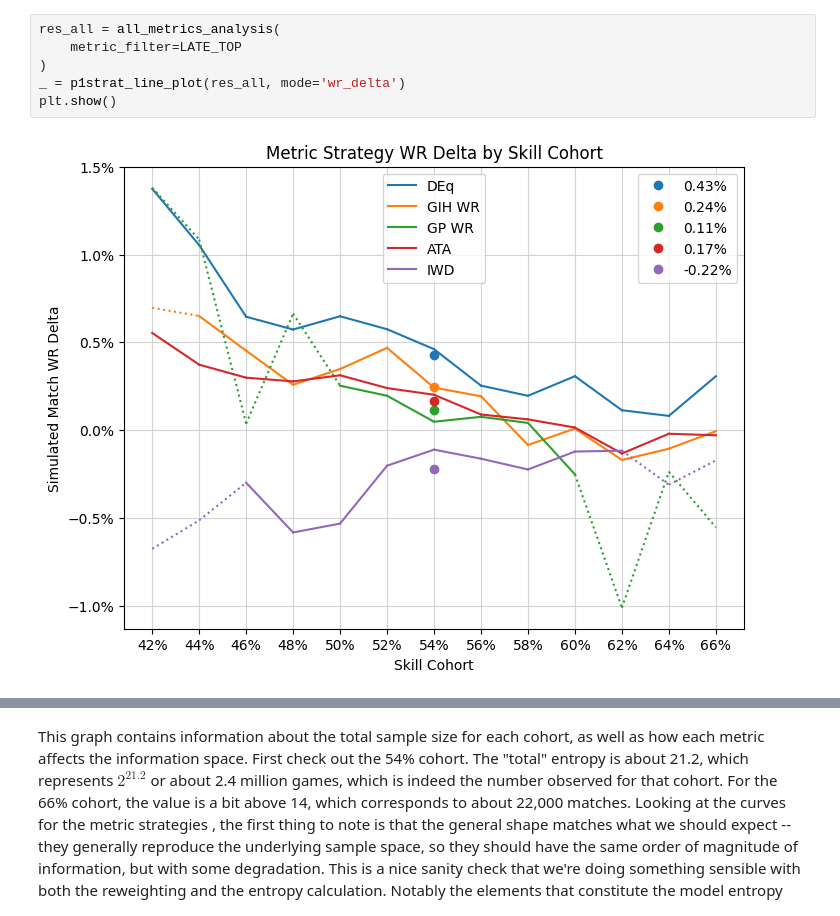
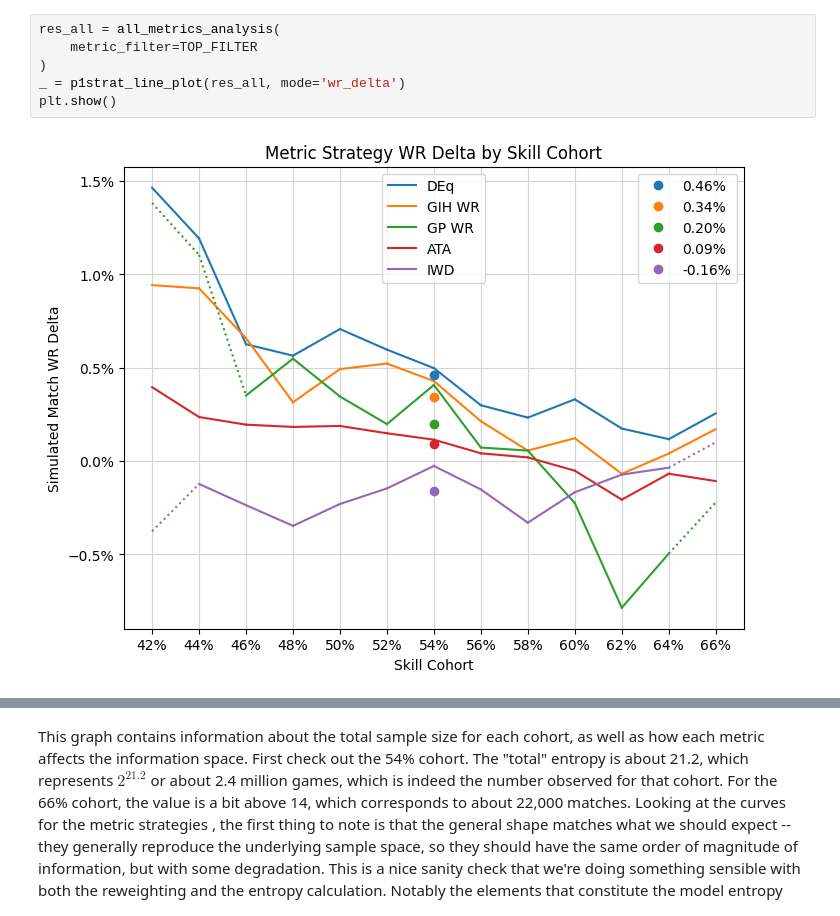
Before and after one commit to oelarnes/deq, a Jupyter notebook: docs/p1-strategy.ipynb, the cells around one changed output, grey strips where cells are left out. Cells and saved outputs as stored; diff of their text form.

```diff
--- a/docs/p1-strategy.ipynb
+++ b/docs/p1-strategy.ipynb
@@ -60,10 +62,10 @@ Analyzed sets: ['DSK', 'FDN', 'MKM', 'SNC', 'MH3', 'WOE', 'LTR', 'DMU', 'NEO', '
 Total number of drafts observed: 2269905
 # %%
 res_all = all_metrics_analysis(
-    metric_filter=LATE_TOP
+    metric_filter=TOP_FILTER
 )
 _ = p1strat_line_plot(res_all, mode='wr_delta')
 plt.show()
 # %% [output]
-[figure, old version]
+[figure, new version]
 # %% [markdown]
```
Also changed, not shown: parts of 8 cells of this notebook, 5 other files.
